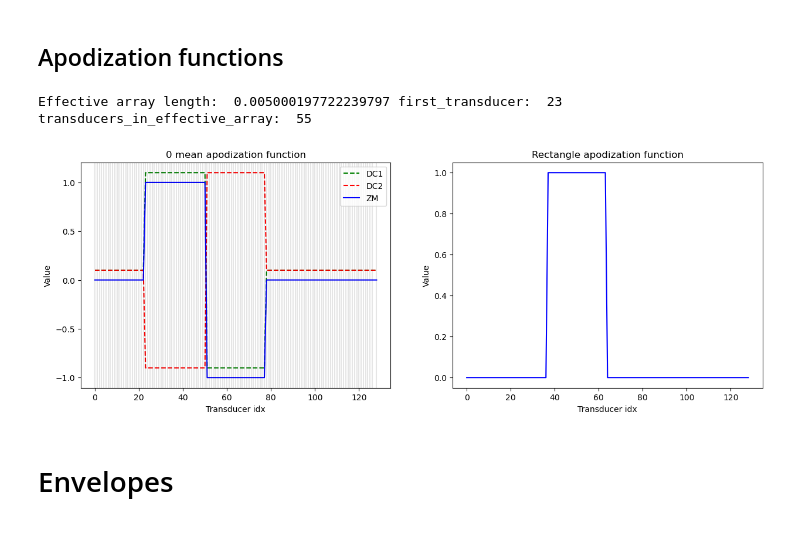
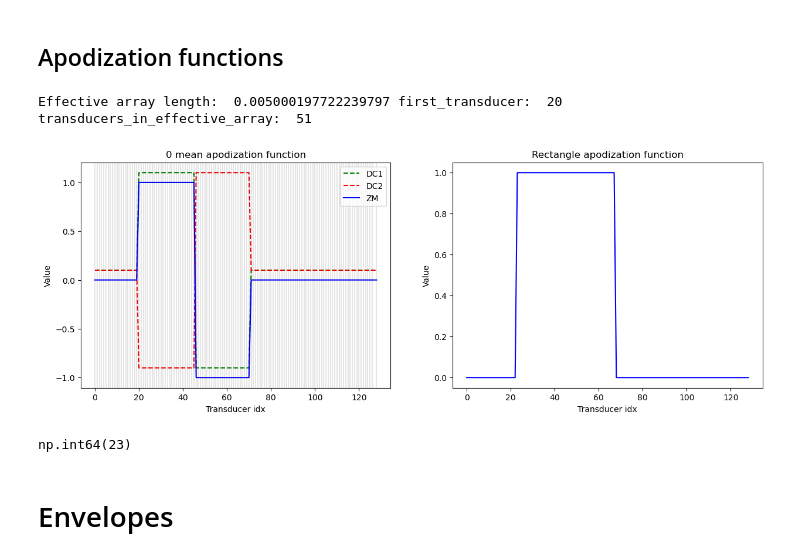
Before and after one commit to MatthieuVAUTRIN/superresolution, a Jupyter notebook: 002_beamforming_batches_multi_process.ipynb, the cells around one changed output. Drawn from its saved outputs; the diff is of its cells as text; code cells hidden in the pictures.

```diff
--- a/002_beamforming_batches_multi_process.ipynb
+++ b/002_beamforming_batches_multi_process.ipynb
@@ -1,34 +1,34 @@
 # %% [markdown]
 # Settings
 # %%
-parameters_file_path = "/home/matmat/Documents/urban_lab/002_Superresolution/superresolution/data_rf/test_path/simulation_test.json"
+parameters_file_path = "/home/matmat/Documents/urban_lab/002_Superresolution/superresolution/data_rf/compare_sims/0001_params.json"
 
 #Simulation settings
-using_simulation_data = True
-rf_matrix_path = "/home/matmat/Documents/urban_lab/002_Superresolution/superresolution/data_rf/test_path/rf/test_rf_data.npy"
+using_simulation_data = False
+rf_matrix_path = "/home/matmat/Documents/urban_lab/002_Superresolution/superresolution/data_rf/compare_sims/rf/0001_rf.npy"
 
 #Real data settings
-imported_rf_matrix_delay_unit = "us"
 using_matlab_data = True
-matlab_rf_data_path = "/home/matmat/Documents/urban_lab/002_Superresolution/raw_data/matthieu/rf0001.mat"
+matlab_rf_data_path = "/home/matmat/Documents/urban_lab/002_Superresolution/raw_data/003_sim_rf_gab/0001_rf.mat"
 interpolate_data = True
 
 #Batch processing settings
 batch_processing = True
 batch_size = 1                 #ignored if batch_processing is False
-frames_to_process = 10
-MAX_WORKERS = 8
+frames_to_process = 1
+MAX_WORKERS = 1                 #max is 12 for the current computer (10 max recommended)
 
 #Beamforming settings
-run_nsi_apodization = True
+run_nsi_apodization = False
 nsi_dc_offset = 0.1
 other_apodization = "rectangle".lower()
 
 #Saving parameters
 save_image = True
 bf_data_path = "./data_bf/"
-folder_name = "test_path"
-beamformed_apodized_matrix_name = "test_bf"
+folder_name = "compare_sims"
+beamformed_apodized_matrix_name = "0001_bf"
+angles_debbuging = True
 # %% [markdown]
 # Imports
 # %%
@@ -210,37 +198,43 @@ def apodization_wrapper(apodization_function, first_transducer, transducers_in_e
             return generate_zm_apodization(first_transducer, transducers_in_effective_array, array_length, offset=nsi_dc_offset, mirror=True)
         case "rectangle":
             return generate_rectangle_apodization(current_position, effective_array_length, array_length, amount_kept, pitch, offset=0)
+        case "":
+            return np.ones(array_length)
         case _:
             return np.ones(array_length)
 # %%
 effective_array_length, transducers_in_effective_array, first_transducer = find_object_effective_aperture(200*2.25e-5, 1331*0.0095/3161, params["array"]["aperture"], params["array"]['length'], params["array"]["pitch"])
 print("Effective array length: ", effective_array_length, "first_transducer: ", first_transducer, "transducers_in_effective_array: ", transducers_in_effective_array)
 
-apodization_zm = apodization_wrapper("zm", first_transducer, transducers_in_effective_array, effective_array_length, params["array"]["length"], 200*2.25e-5, 0.5, params["array"]["pitch"])
-apodization_dc1 = apodization_wrapper("dc1", first_transducer, transducers_in_effective_array, effective_array_length, params["array"]["length"], 200*2.25e-5, 0.5, params["array"]["pitch"])
-apodization_dc2 = apodization_wrapper("dc2", first_transducer, transducers_in_effective_array, effective_array_length, params["array"]["length"], 200*2.25e-5, 0.5, params["array"]["pitch"])
-apodization_rectangle = apodization_wrapper("rectangle", first_transducer, transducers_in_effective_array, effective_array_length, params["array"]["length"], 200*2.25e-5, 0.5, params["array"]["pitch"])
+apodization_zm = apodization_wrapper("zm", first_transducer, transducers_in_effective_array, effective_array_length, params["array"]["length"], 200*2.25e-5, 0.9, params["array"]["pitch"])
+apodization_dc1 = apodization_wrapper("dc1", first_transducer, transducers_in_effective_array, effective_array_length, params["array"]["length"], 200*2.25e-5, 0.9, params["array"]["pitch"])
+apodization_dc2 = apodization_wrapper("dc2", first_transducer, transducers_in_effective_array, effective_array_length, params["array"]["length"], 200*2.25e-5, 0.9, params["array"]["pitch"])
+apodization_rectangle = apodization_wrapper("rectangle", first_transducer, transducers_in_effective_array, effective_array_length, params["array"]["length"], 200*2.25e-5, 0.9, params["array"]["pitch"])
 
 fig, ax = plt.subplots(1,2, figsize=(15, 5))
 
 ax[0].plot(pos, apodization_dc1, color='g', ls='--', label='DC1')
 ax[0].plot(pos, apodization_dc2, color='r', ls='--', label ='DC2')
 ax[0].plot(pos, apodization_zm, color='b', label='ZM')
 for x in pos:
     ax[0].axvline(x=x, color='black', ls='-', alpha=0.1)
 ax[0].set_title('0 mean apodization function')
 ax[0].set_xlabel('Transducer idx')
 ax[0].set_ylabel('Value')
 ax[0].legend()
 
 ax[1].plot(pos, apodization_rectangle, color='b')
 ax[1].set_title('Rectangle apodization function')
 ax[1].set_xlabel('Transducer idx')
 ax[1].set_ylabel('Value')
 plt.show()
 # %% [output]
-Effective array length:  0.005000197722239797 first_transducer:  23 transducers_in_effective_array:  55
+Effective array length:  0.005000197722239797 first_transducer:  20 transducers_in_effective_array:  51
-[figure, old version]
+[figure, new version]
+# %%
+np.argmax(apodization_rectangle)
+# %% [output]
+np.int64(23)
 # %% [markdown]
 # Envelopes
 # %%
```
Also changed, not shown: parts of 15 cells of this notebook, 10 other files.
